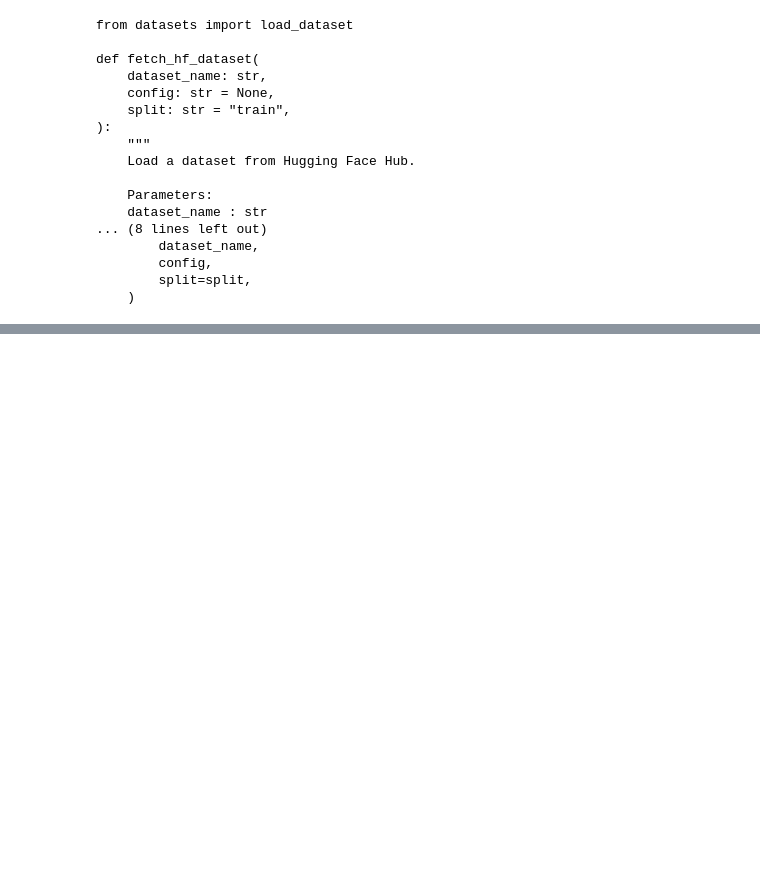
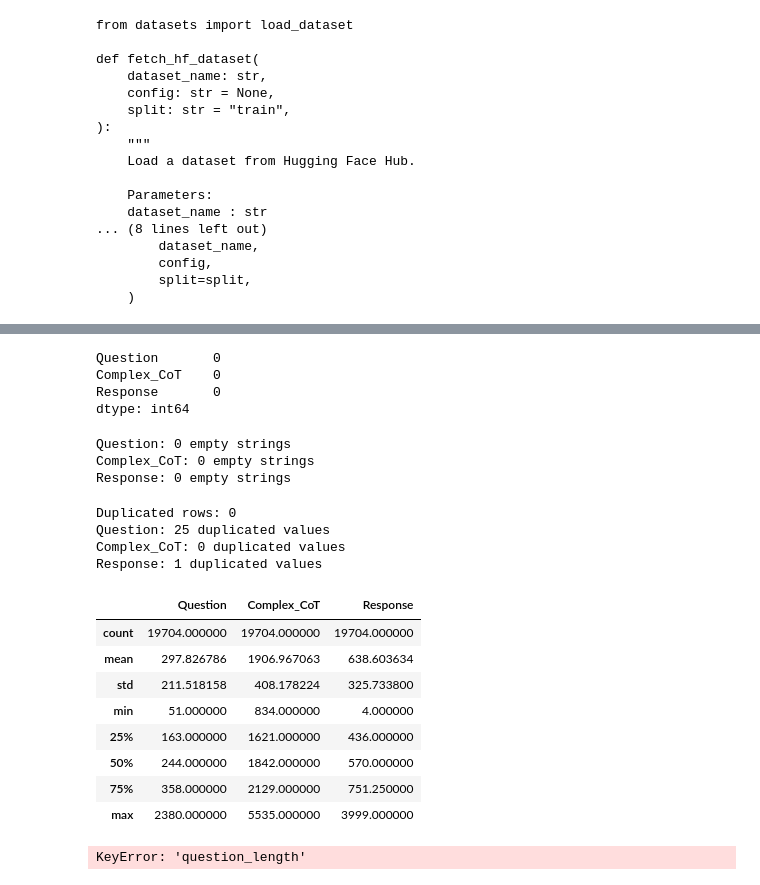
Before and after one commit to xueqingnie/ml-ai-portfolio, a Jupyter notebook: 01-medical-reasoning-llm/notebooks/01_data_cleaning.ipynb, the cells around one changed output, grey strips where cells are left out. Drawn from its saved outputs; the diff is of its cells as text; code cells hidden in the pictures; blank space fills up the shorter version.

```diff
--- a/01-medical-reasoning-llm/notebooks/01_data_cleaning.ipynb
+++ b/01-medical-reasoning-llm/notebooks/01_data_cleaning.ipynb
@@ -71,0 +74,8 @@ def fetch_hf_dataset(
+# %%
+dataset = fetch_hf_dataset(
+    "FreedomIntelligence/medical-o1-reasoning-SFT",
+    config="en",
+    split="train",
+)
+# %%
+df = dataset.to_pandas()
@@ -71,0 +120,54 @@ def fetch_hf_dataset(
+# %%
+# Check for missing values
+
+print(df.isnull().sum())
+# %% [output]
+Question       0
+Complex_CoT    0
+Response       0
+dtype: int64
+# %%
+# Check for empty strings
+
+for col in ["Question", "Complex_CoT", "Response"]:
+    empty_count = df[col].astype(str).str.strip().eq("").sum()
+    print(f"{col}: {empty_count} empty strings")
+# %% [output]
+Question: 0 empty strings
+Complex_CoT: 0 empty strings
+Response: 0 empty strings
+# %%
+# Check for duplicated rows and fields
+
+print("Duplicated rows:", df.duplicated().sum())
+
+for col in ["Question", "Complex_CoT", "Response"]:
+    duplicated_count = df[col].duplicated().sum()
+    print(f"{col}: {duplicated_count} duplicated values")
+# %% [output]
+Duplicated rows: 0
+Question: 25 duplicated values
+Complex_CoT: 0 duplicated values
+Response: 1 duplicated values
+# %%
+# Check text length
+
+df[["Question", "Complex_CoT", "Response"]].apply(
+    lambda x: x.str.len()
+).describe()
+# %% [output]
+|  | Question | Complex_CoT | Response |
+| count | 19704.000000 | 19704.000000 | 19704.000000 |
+| mean | 297.826786 | 1906.967063 | 638.603634 |
+| std | 211.518158 | 408.178224 | 325.733800 |
+| min | 51.000000 | 834.000000 | 4.000000 |
+| 25% | 163.000000 | 1621.000000 | 436.000000 |
+| 50% | 244.000000 | 1842.000000 | 570.000000 |
+| 75% | 358.000000 | 2129.000000 | 751.250000 |
+| max | 2380.000000 | 5535.000000 | 3999.000000 |
+# %%
+df.nsmallest(10, "question_length")[
+    ["Question", "Complex_CoT", "Response"]
+]
+# %% [output]
+KeyError: 'question_length'
```
Also changed, not shown: parts of 10 cells of this notebook.
